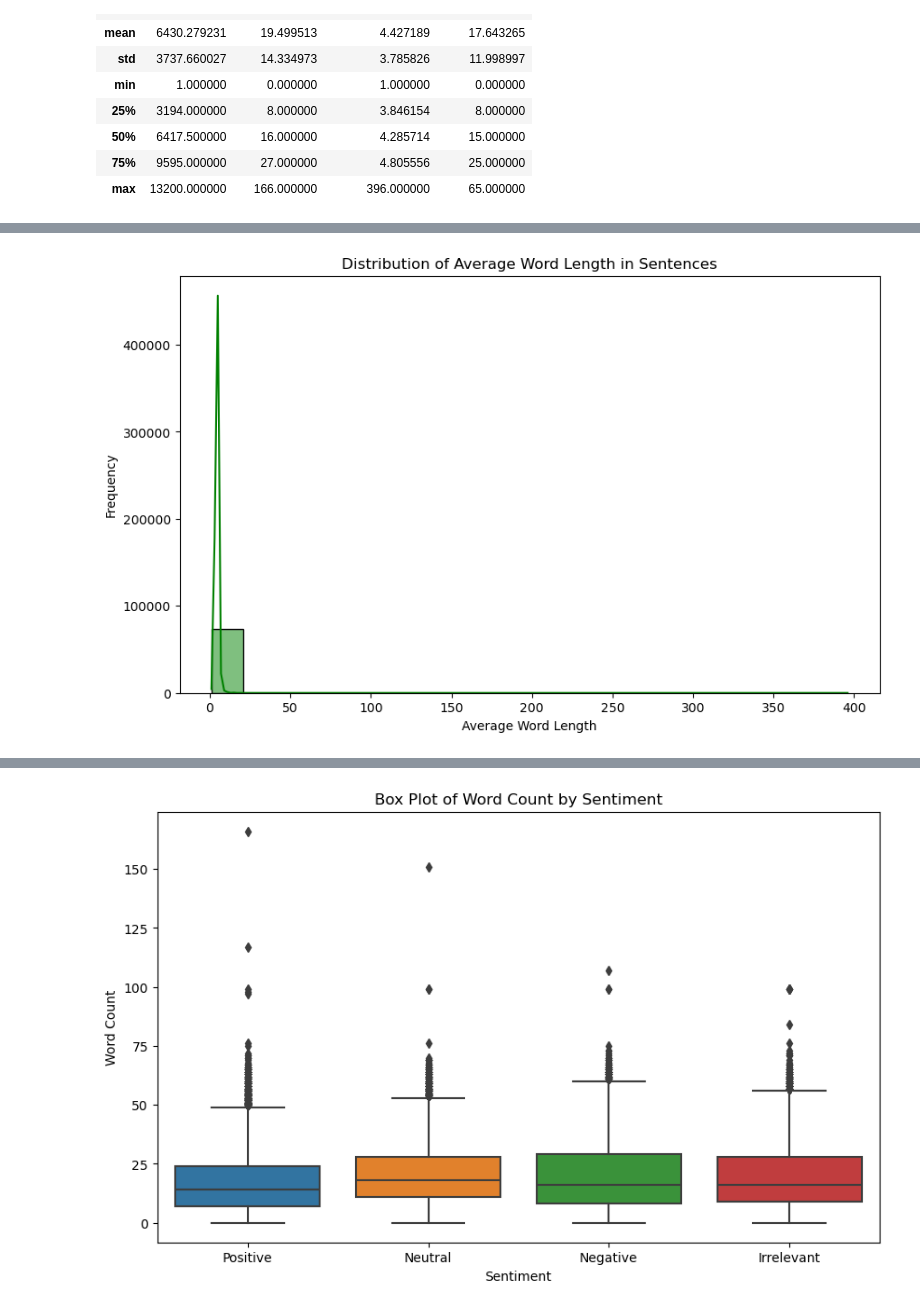
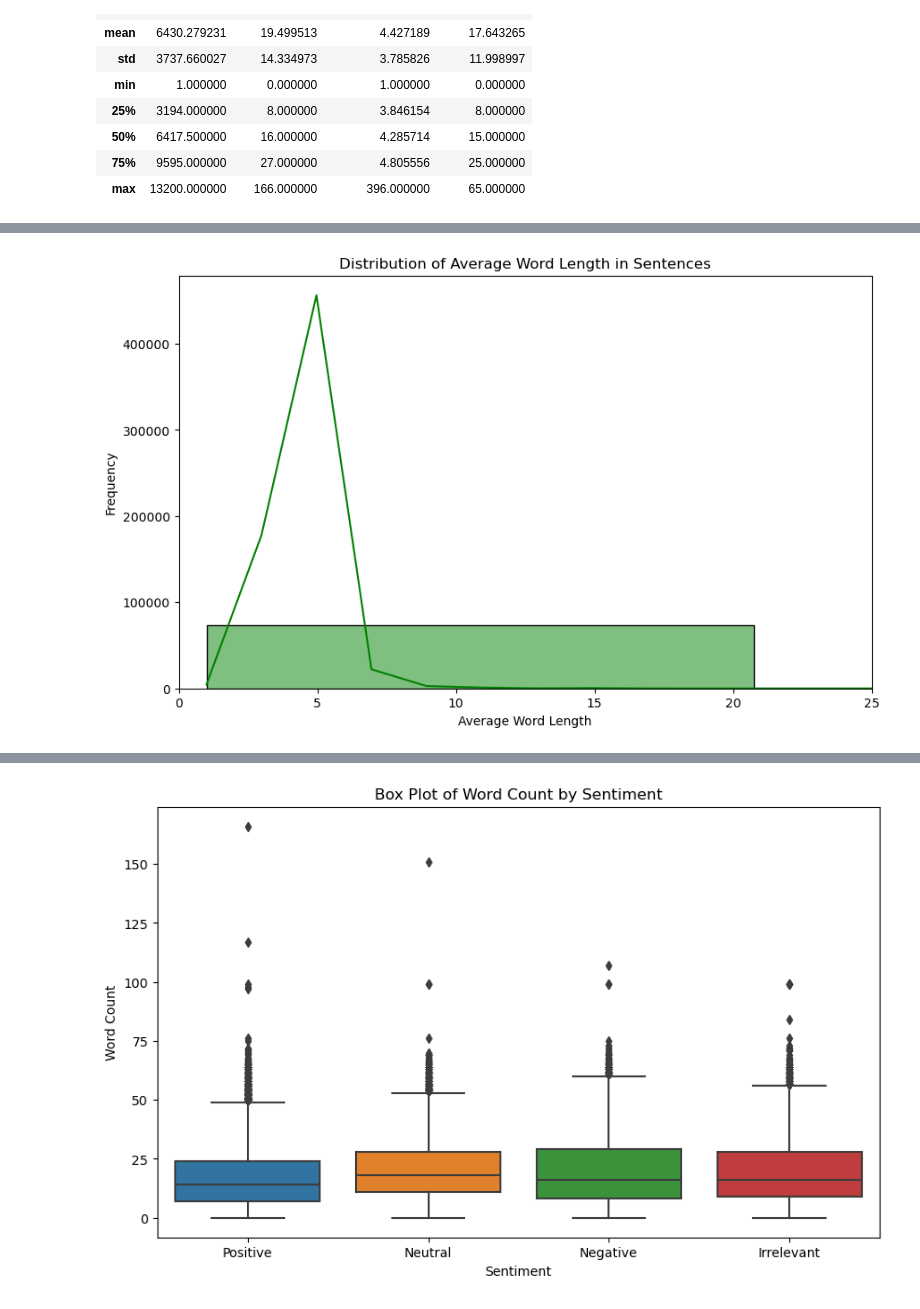
Before and after one commit to Psyhackological/sentimaniac, a Jupyter notebook: src/sentimaniac/mainv2.ipynb, the cells around one changed output, grey strips where cells are left out. Cells and saved outputs as stored; diff of their text form; code cells hidden in the pictures.

```diff
--- a/src/sentimaniac/mainv2.ipynb
+++ b/src/sentimaniac/mainv2.ipynb
@@ -359,13 +360,13 @@ plt.show()
 # %%
-
 plt.figure(figsize=(10, 6))
 sns.histplot(train_data_plot['avg_word_length'], kde=True, color='green', bins=20)
+plt.xlim(0, 25)
 plt.title('Distribution of Average Word Length in Sentences')
 plt.xlabel('Average Word Length')
 plt.ylabel('Frequency')
 plt.show()
 # %% [output]
-[figure, old version]
+[figure, new version]
 # %%
 plt.figure(figsize=(10, 6))
 sns.histplot(train_data_plot['unique_words'], kde=True, color='orange', bins=20)
```
Also changed, not shown: parts of 7 cells of this notebook.
